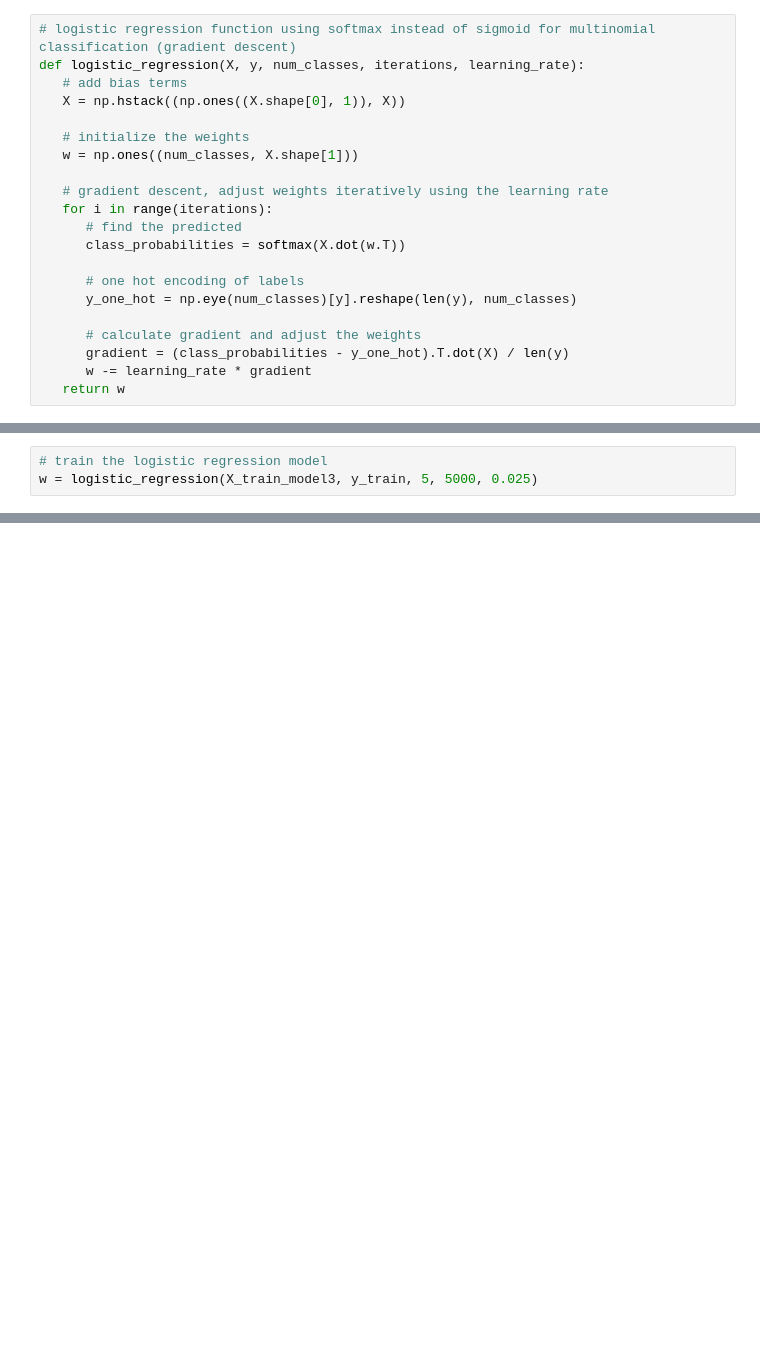
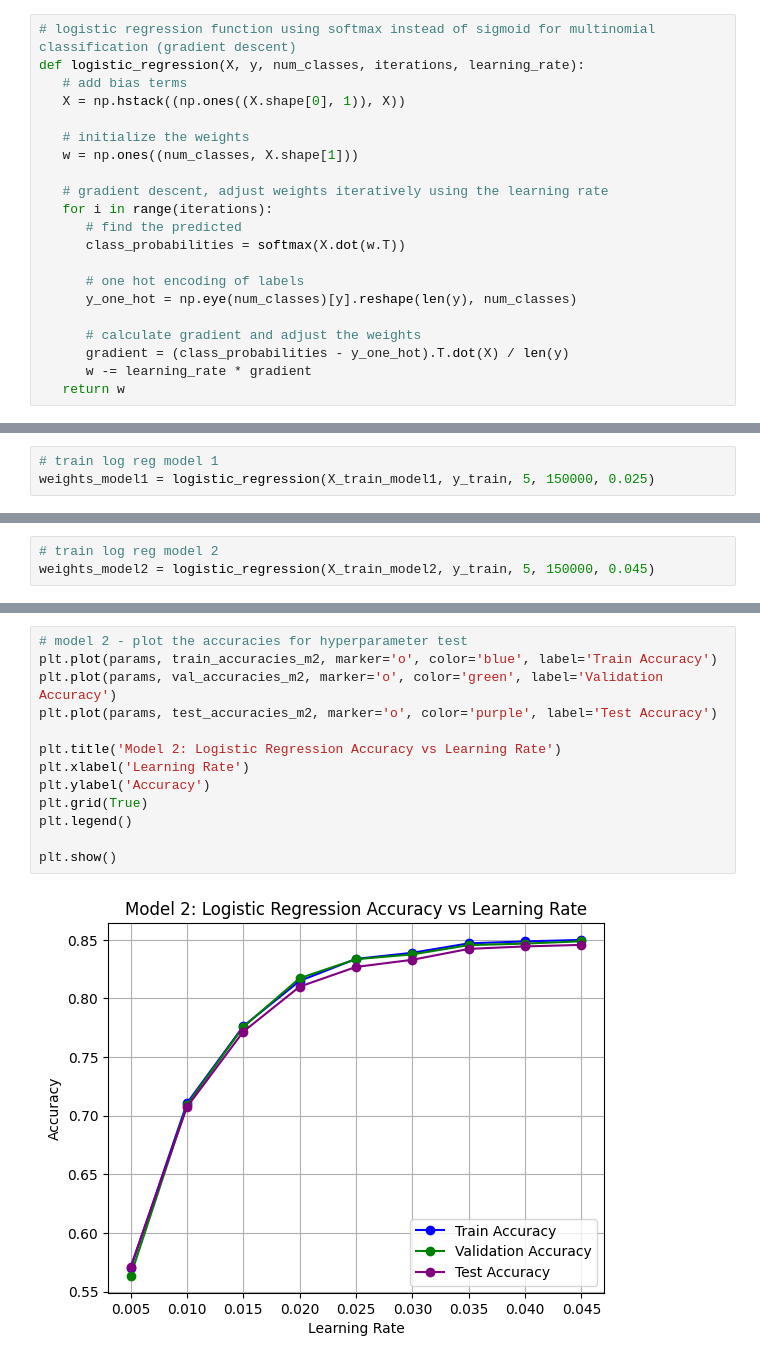
Before and after one commit to akshithab19/AI-Final-CS4100, a Jupyter notebook: Logistic_Regression.ipynb, the cells around one changed output, grey strips where cells are left out. Cells and saved outputs as stored; diff of their text form; blank space fills up the shorter version.

```diff
--- a/Logistic_Regression.ipynb
+++ b/Logistic_Regression.ipynb
@@ -98,3 +170,3 @@ def logistic_regression(X, y, num_classes, iterations, learning_rate):
 # %%
-# train the logistic regression model
-w = logistic_regression(X_train_model3, y_train, 5, 5000, 0.025)
+# train log reg model 1
+weights_model1 = logistic_regression(X_train_model1, y_train, 5, 150000, 0.025)
@@ -102,0 +173,3 @@ ValueError: all the input arrays must have same number of dimensions, but the ar
+# %%
+# train log reg model 2
+weights_model2 = logistic_regression(X_train_model2, y_train, 5, 150000, 0.045)
@@ -157,0 +375,15 @@ plt.show()
+# %%
+# model 2 - plot the accuracies for hyperparameter test
+plt.plot(params, train_accuracies_m2, marker='o', color='blue', label='Train Accuracy')
+plt.plot(params, val_accuracies_m2, marker='o', color='green', label='Validation Accuracy')
+plt.plot(params, test_accuracies_m2, marker='o', color='purple', label='Test Accuracy')
+
+plt.title('Model 2: Logistic Regression Accuracy vs Learning Rate')
+plt.xlabel('Learning Rate')
+plt.ylabel('Accuracy')
+plt.grid(True)
+plt.legend()
+
+plt.show()
+# %% [output]
+[figure, added]
```
Also changed, not shown: parts of 31 cells of this notebook, 1 other file.
